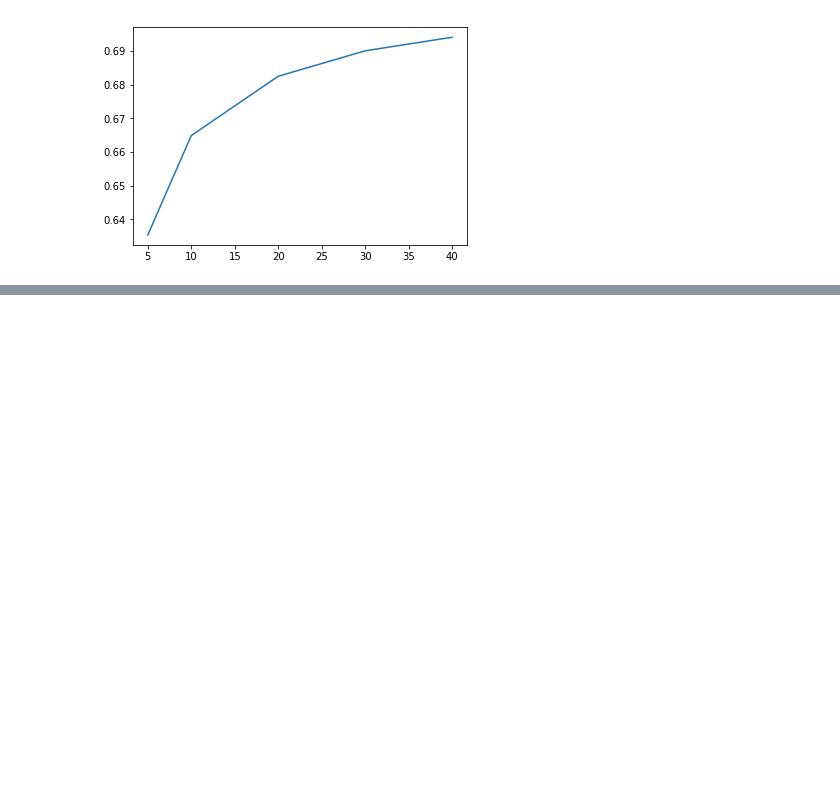
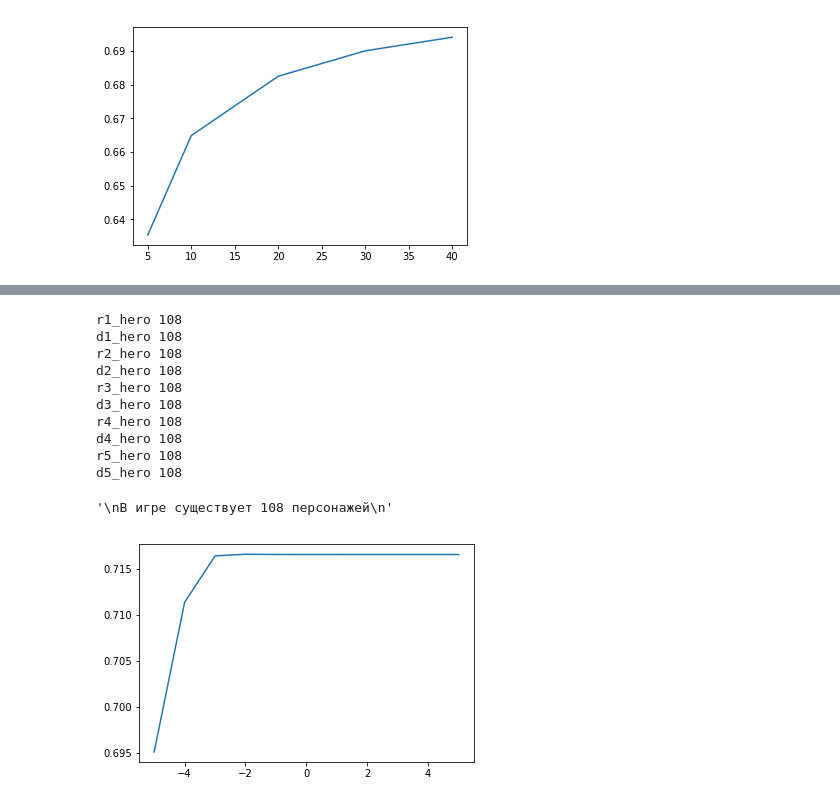
Before and after one commit to atepaevm/ML, a Jupyter notebook: week 7/new_dota.ipynb, the cells around one changed output, grey strips where cells are left out. Drawn from its saved outputs; the diff is of its cells as text; code cells hidden in the pictures; blank space fills up the shorter version.

```diff
--- a/week 7/new_dota.ipynb
+++ b/week 7/new_dota.ipynb
@@ -189,0 +212,12 @@ print(list(features.columns.values))
+# %%
+'''
+Время логистической регрессии! Данные у нас уже получены и обработаны, можно сразу учить
+'''
+results=[]
+times=[]
+c_list=[0.00001,0.0001,0.001,0.01,0.1,1,10,100,1000,10000,100000]
+for c in c_list:
+    start_time = datetime.datetime.now()
+    results.append(getLogMetrics(c))
+    times.append(datetime.datetime.now() - start_time)
+    print('С: ',c,' roc_auc: ',results[-1],'time:',times[-1])
@@ -189,0 +236,59 @@ print(list(features.columns.values))
+# %%
+'''
+Хмм, результаты очень похожи:
+tree count:  1e-05  roc_auc:  0.695100142614 time: 0:00:09.105484
+tree count:  0.0001  roc_auc:  0.711339114083 time: 0:00:11.819431
+tree count:  0.001  roc_auc:  0.716375791435 time: 0:00:21.188096
+tree count:  0.01  roc_auc:  0.71655938009 time: 0:00:27.032233
+tree count:  0.1  roc_auc:  0.716534240347 time: 0:00:29.521026
+tree count:  1  roc_auc:  0.716530363451 time: 0:00:29.675514
+tree count:  10  roc_auc:  0.716529971503 time: 0:00:29.508858
+tree count:  100  roc_auc:  0.716529891006 time: 0:00:30.369345
+tree count:  1000  roc_auc:  0.716529888885 time: 0:00:30.040128
+tree count:  10000  roc_auc:  0.71652988465 time: 0:00:29.577286
+tree count:  100000  roc_auc:  0.71652988465 time: 0:00:29.782419
+'''
+import matplotlib.pyplot as plt
+%matplotlib inline
+plt.figure()
+plt.plot(np.log10(c_list),results)
+
+'''
+На предыдущем шаге мы исключили из выборки признаки rM_hero и dM_hero,
+которые показывают, какие именно герои играли за каждую команду.
+Это важные признаки — герои имеют разные характеристики, и некоторые из них выигрывают чаще,
+чем другие. Выясните из данных, сколько различных идентификаторов героев существует
+в данной игре (вам может пригодиться фукнция unique или value_counts).
+Что ж, мы снесли эти признаки - восстановим их
+'''
+
+features = pandas.read_csv('./features.csv', index_col='match_id')
+y=features.radiant_win
+
+features=features.drop(['duration','radiant_win','tower_status_radiant',
+               'tower_status_dire','barracks_status_radiant','barracks_status_dire'],axis=1)
+features.fillna(0,inplace=True)
+#Масштабируем признаки
+#for column in features.columns.values:
+#    features[column]=(features[column]-features[column].mean())/features[column].std()
+#Выводим количество уникальных значений
+for M in ['1','2','3','4','5']:
+    for team in ['r','d']:
+        col_name=team+M+'_hero'
+        print(col_name,len(features[col_name].unique()))
+'''
+В игре существует 108 персонажей
+'''
+# %% [output]
+r1_hero 108
+d1_hero 108
+r2_hero 108
+d2_hero 108
+r3_hero 108
+d3_hero 108
+r4_hero 108
+d4_hero 108
+r5_hero 108
+d5_hero 108
+'\nВ игре существует 108 персонажей\n'
+[figure, added]
```
Also changed, not shown: parts of 18 cells of this notebook, 1 other file.
